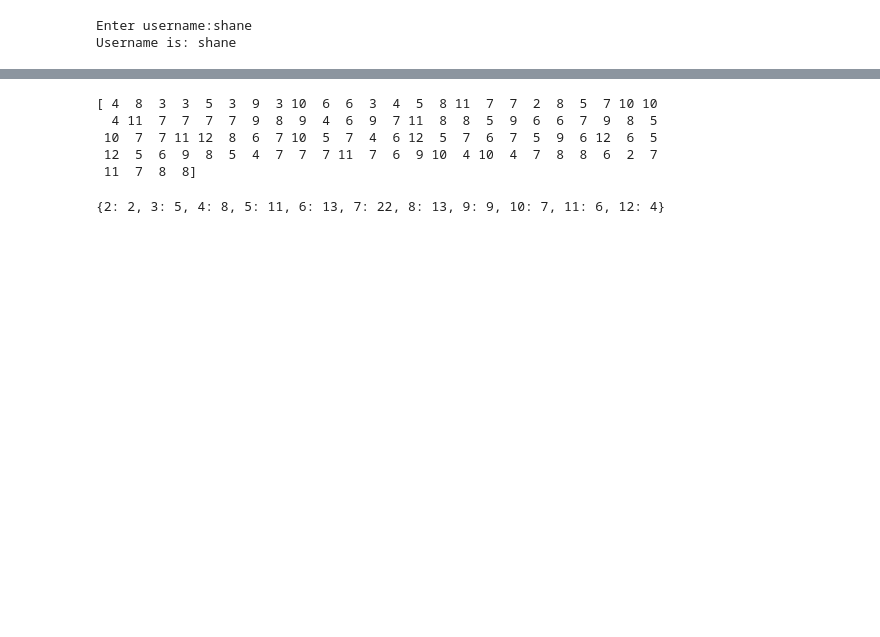
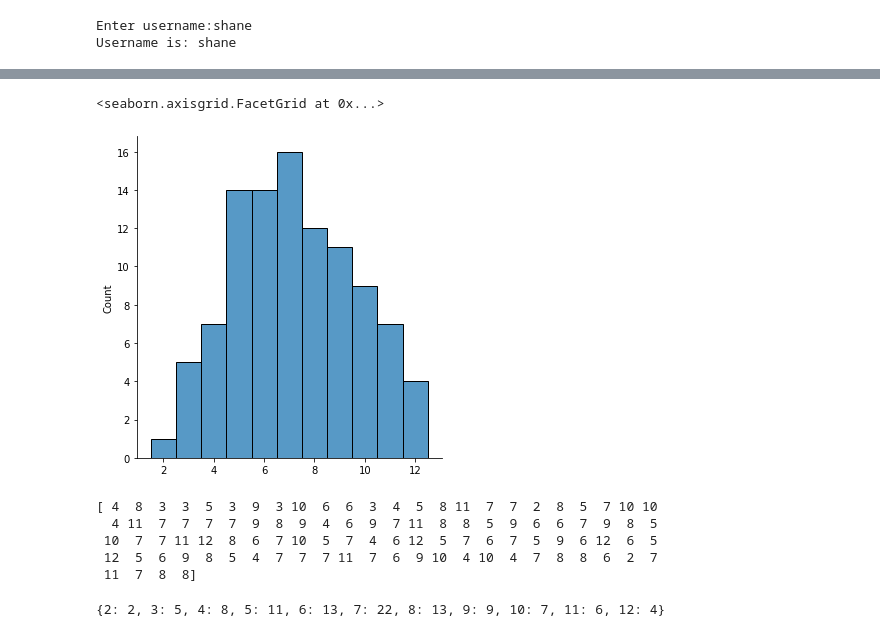
Before and after one commit to shaner1/Fundamentals_Task_20, a Jupyter notebook: Fundamentals_Task.ipynb, the cells around one changed output, grey strips where cells are left out. Saved outputs shown, nothing was run; the diff lists cells and outputs as text; code cells hidden in the pictures; blank space fills up the shorter version.

```diff
--- a/Fundamentals_Task.ipynb
+++ b/Fundamentals_Task.ipynb
@@ -94,0 +216,5 @@ plt.hist(roll)
+# %%
+sns.displot(roll, discrete=True)
+# %% [output]
+<seaborn.axisgrid.FacetGrid at 0x...>
+[figure, added]
```
Also changed, not shown: parts of 46 cells of this notebook, 1 other file.
